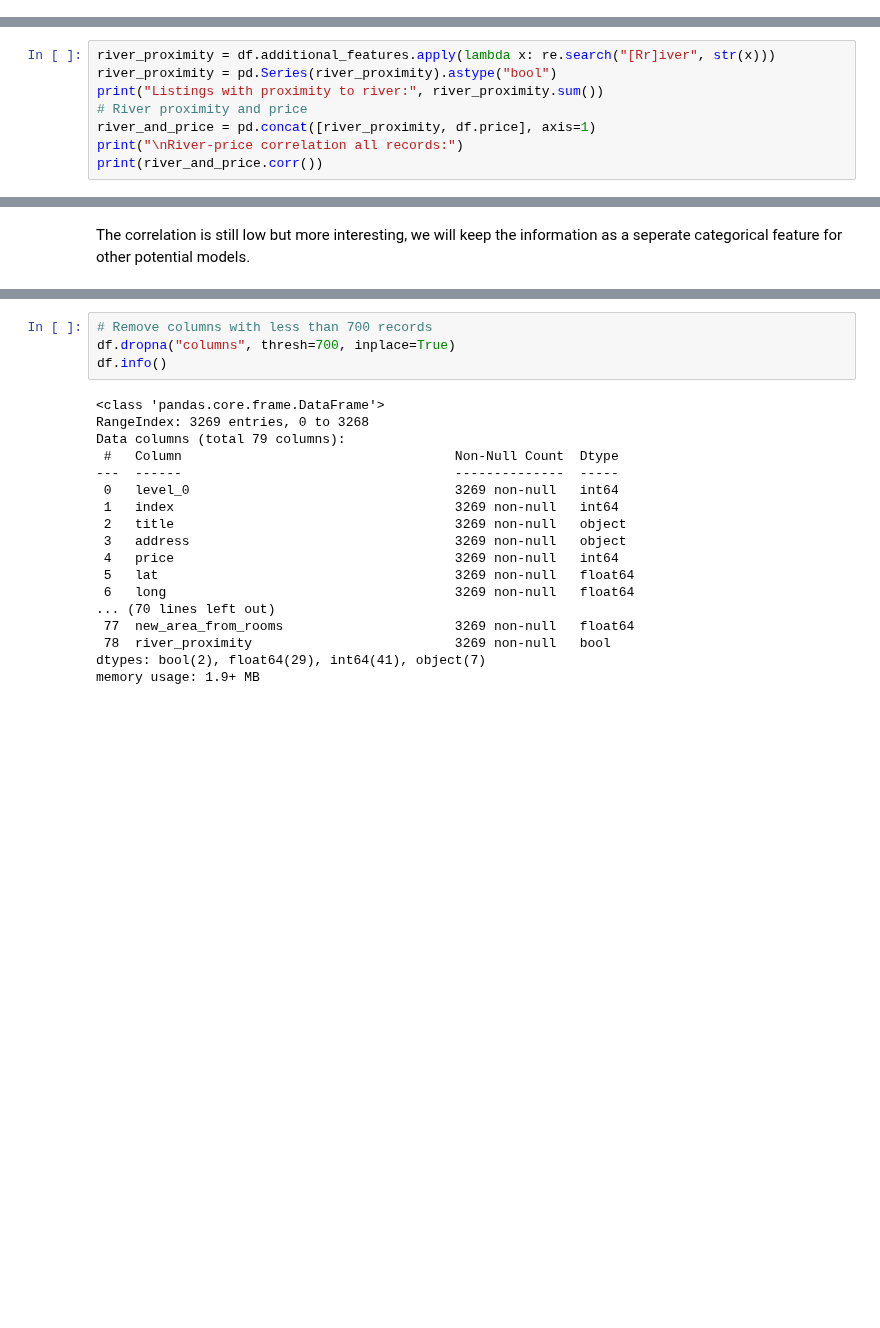
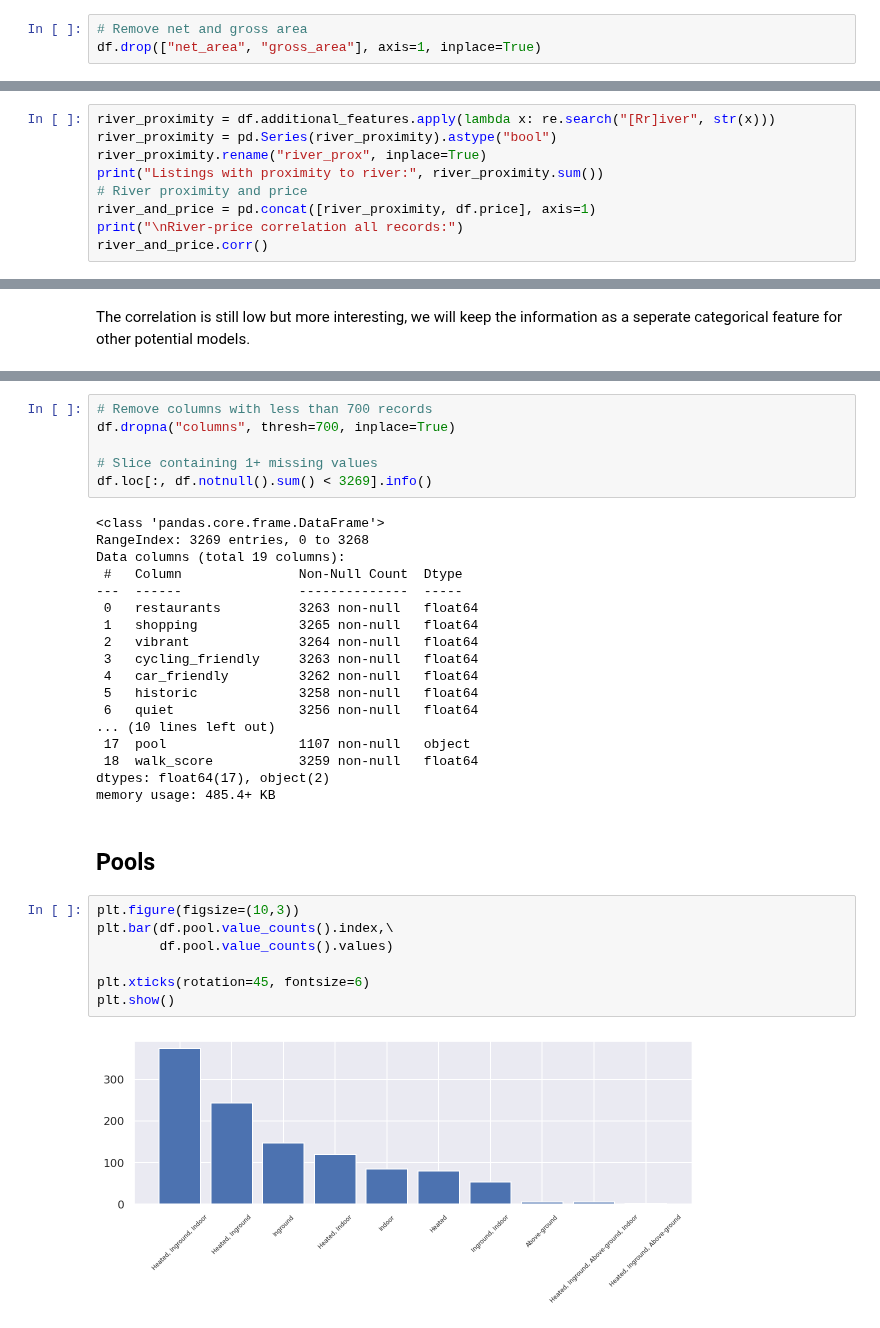
Before and after one commit to Jahnic/Data-Science, a Jupyter notebook: RealEstate/wrangle.ipynb, the cells around one changed output, grey strips where cells are left out. Saved outputs shown, nothing was run; the diff lists cells and outputs as text; blank space fills up the shorter version.

```diff
--- a/RealEstate/wrangle.ipynb
+++ b/RealEstate/wrangle.ipynb
@@ -771,6 +760,9 @@ missing = total_area.apply(lambda x: x == 0)
 print("Remaining missing values after merge of 'net_area' and 'gross_area':", missing.sum())
 # %% [output]
 Remaining missing values after merge of 'net_area' and 'gross_area': 2049
+# %%
+# Remove net and gross area
+df.drop(["net_area", "gross_area"], axis=1, inplace=True)
 # %%
 # Correlation between non-zero total_area and price
 corr_mat = df[df.total_area > 100].loc[:, ["price", "total_area", "rooms", "bedrooms", "bathrooms"]].corr()
@@ -1031,11 +1035,12 @@ From this, the most valuable information might be proximity to the river. We wil
 # %%
 river_proximity = df.additional_features.apply(lambda x: re.search("[Rr]iver", str(x)))
 river_proximity = pd.Series(river_proximity).astype("bool")
+river_proximity.rename("river_prox", inplace=True)
 print("Listings with proximity to river:", river_proximity.sum())
 # River proximity and price
 river_and_price = pd.concat([river_proximity, df.price], axis=1)
 print("\nRiver-price correlation all records:")
-print(river_and_price.corr())
+river_and_price.corr()
 # %% [output]
 Listings with proximity to river: 134
 
@@ -1100,22 +1140,35 @@ memory usage: 2.3+ MB
 # %%
 # Remove columns with less than 700 records
 df.dropna("columns", thresh=700, inplace=True)
-df.info()
+
+# Slice containing 1+ missing values
+df.loc[:, df.notnull().sum() < 3269].info()
 # %% [output]
 <class 'pandas.core.frame.DataFrame'>
 RangeIndex: 3269 entries, 0 to 3268
-Data columns (total 79 columns):
- #   Column                                   Non-Null Count  Dtype
----  ------                                   --------------  -----
- 0   level_0                                  3269 non-null   int64
- 1   index                                    3269 non-null   int64
- 2   title                                    3269 non-null   object
- 3   address                                  3269 non-null   object
- 4   price                                    3269 non-null   int64
- 5   lat                                      3269 non-null   float64
- 6   long                                     3269 non-null   float64
-... (70 lines left out)
- 77  new_area_from_rooms                      3269 non-null   float64
- 78  river_proximity                          3269 non-null   bool
-dtypes: bool(2), float64(29), int64(41), object(7)
-memory usage: 1.9+ MB
+Data columns (total 19 columns):
+ #   Column               Non-Null Count  Dtype
+---  ------               --------------  -----
+ 0   restaurants          3263 non-null   float64
+ 1   shopping             3265 non-null   float64
+ 2   vibrant              3264 non-null   float64
+ 3   cycling_friendly     3263 non-null   float64
+ 4   car_friendly         3262 non-null   float64
+ 5   historic             3258 non-null   float64
+ 6   quiet                3256 non-null   float64
+... (10 lines left out)
+ 17  pool                 1107 non-null   object
+ 18  walk_score           3259 non-null   float64
+dtypes: float64(17), object(2)
+memory usage: 485.4+ KB
+# %% [markdown]
+## Pools
+# %%
+plt.figure(figsize=(10,3))
+plt.bar(df.pool.value_counts().index,\
+        df.pool.value_counts().values)
+
+plt.xticks(rotation=45, fontsize=6)
+plt.show()
+# %% [output]
+[figure, added]
```
Also changed, not shown: parts of 28 cells of this notebook.
